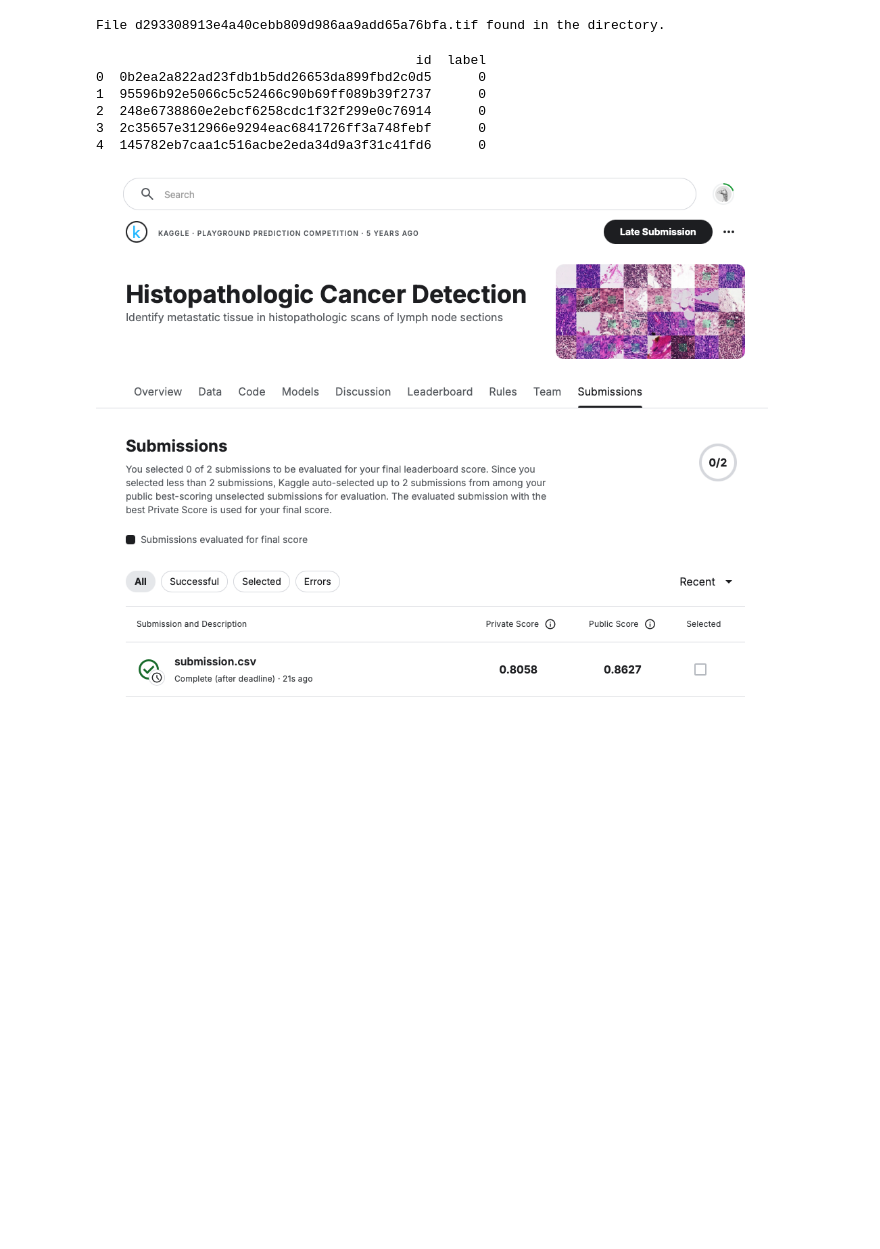
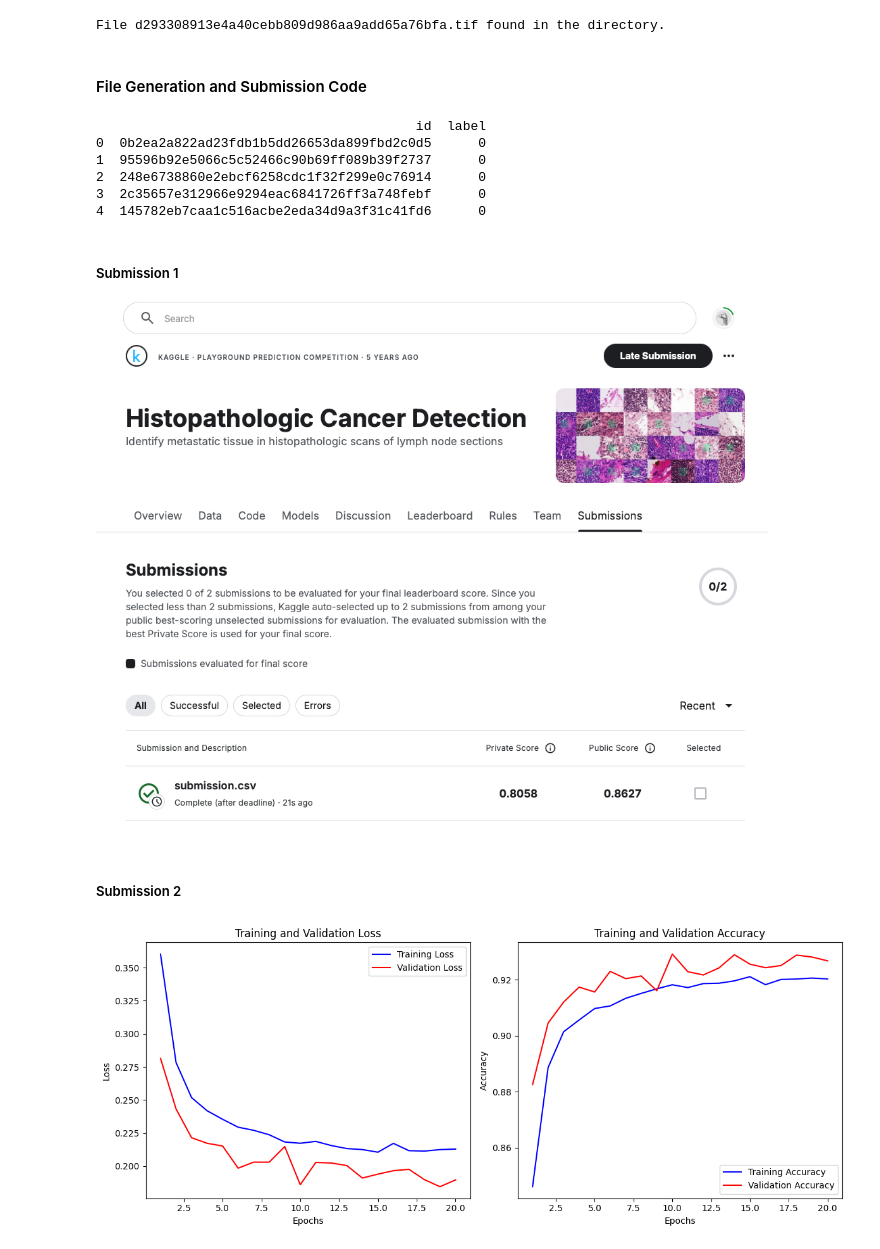
Before and after one commit to gaitocole/introToAI_CU_HW5, a Jupyter notebook: Cancer_Researchv1.ipynb, the cells around one changed output. Drawn from its saved outputs; the diff is of its cells as text; code cells hidden in the pictures; blank space fills up the shorter version.

Commit message:
20 Epoch Run

```diff
--- a/Cancer_Researchv1.ipynb
+++ b/Cancer_Researchv1.ipynb
@@ -499,6 +585,8 @@ else:
     print("Available files:", files_in_directory[:5])  # Print a few files for reference
 # %% [output]
 File d293308913e4a40cebb809d986aa9add65a76bfa.tif found in the directory.
+# %% [markdown]
+#### File Generation and Submission Code
 # %%
 # Load the test dataset
 test_dataset = CancerDataset(csv_file='sample_submission.csv', root_dir='test', transform=transform)
@@ -542,4 +630,40 @@ print(submission_df.head())
 3  2c35657e312966e9294eac6841726ff3a748febf      0
 4  145782eb7caa1c516acbe2eda34d9a3f31c41fd6      0
 # %% [markdown]
+##### Submission 1
+
 ![image.png](attachment:f8de6aa8-8cd9-4219-b518-01b2afef5671.png)
+
+
+##### Submission 2
+# %%
+def plot_metrics(train_losses, val_losses, train_accuracies, val_accuracies):
+    epochs = range(1, len(train_losses) + 1)
+
+    # Plot Loss
+    plt.figure(figsize=(12, 5))
+
+    plt.subplot(1, 2, 1)
+    plt.plot(epochs, train_losses, 'b', label='Training Loss')
+    plt.plot(epochs, val_losses, 'r', label='Validation Loss')
+    plt.title('Training and Validation Loss')
+    plt.xlabel('Epochs')
+    plt.ylabel('Loss')
+    plt.legend()
+
+    # Plot Accuracy
+    plt.subplot(1, 2, 2)
+    plt.plot(epochs, train_accuracies, 'b', label='Training Accuracy')
+    plt.plot(epochs, val_accuracies, 'r', label='Validation Accuracy')
+    plt.title('Training and Validation Accuracy')
+    plt.xlabel('Epochs')
+    plt.ylabel('Accuracy')
+    plt.legend()
+
+    plt.tight_layout()
+    plt.show()
+
+# Call the function to plot metrics
+plot_metrics(train_losses, val_losses, train_accuracies, val_accuracies)
+# %% [output]
+[figure, added]
```
Also changed, not shown: parts of 11 cells of this notebook, 1 other file.
